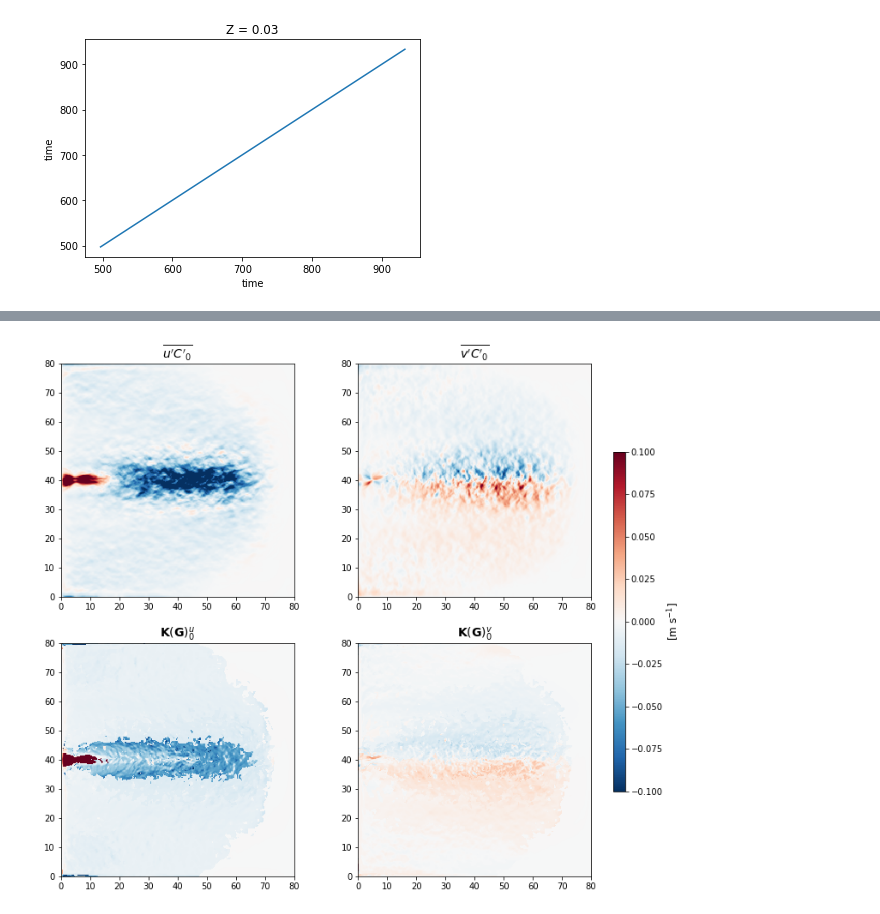
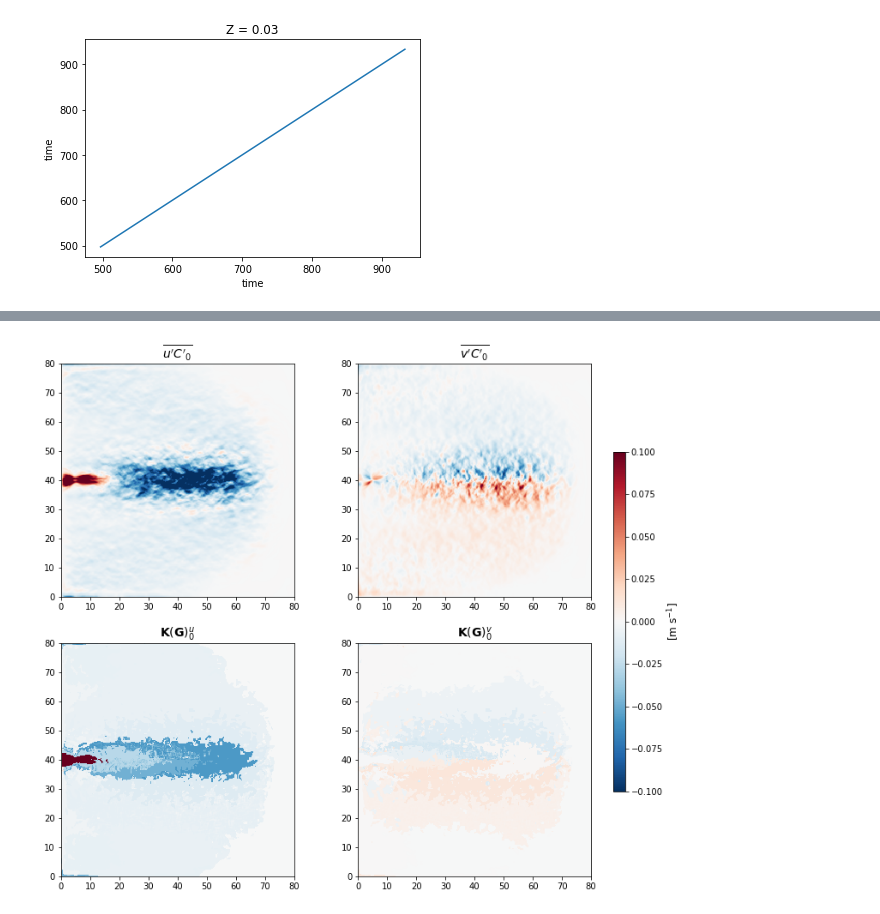
Before and after one commit to roxyboy/Dahu_ML, a Jupyter notebook: MLP-regression.ipynb, the cells around one changed output, grey strips where cells are left out. Cells and saved outputs as stored; diff of their text form; code cells hidden in the pictures.

```diff
--- a/MLP-regression.ipynb
+++ b/MLP-regression.ipynb
@@ -111,7 +113,9 @@ dsb.time.plot()
 nGMM = 15
 # ver = 1
 dsc = xr.open_zarr(op.join(ddir,'EddyPTRCluster/GMM%02d/%03d/Z%02d/' % (nGMM,1,iZ)))
-dsc = xr.concat([dsc,xr.open_zarr(op.join(ddir,'EddyPTRCluster/GMM%02d/%03d/Z%02d/' % (nGMM,2,iZ)))
-                ], 'time')
+dsc = xr.concat([dsc,xr.open_zarr(op.join(ddir,'EddyPTRCluster/GMM%02d/%03d/Z%02d/'
+                                          % (nGMM,2,iZ)))
+                ], 'time'
+               ).load()
 dsc
 # %% [output]
@@ -245,21 +269,21 @@ for l in clusters:
                                          ).where(dsc.cluster==l).isel(time=slice(None,-int(ntime/2))
                                                                      )).compressed())
 
-    gradPbm.sel(cluster=l)[0,0] = np.nanmedian(np.ma.masked_invalid(P0y.where(dsc.cluster==l).isel(time=slice(None,-int(ntime/2))
+    gradPbm.sel(cluster=l)[0,0] = np.nanmedian(np.ma.masked_invalid(P0yy.where(dsc.cluster==l).isel(time=slice(None,-int(ntime/2))
                                                                     )).compressed())
-    gradPbm.sel(cluster=l)[0,1] = np.nanmedian(np.ma.masked_invalid(P0x.where(dsc.cluster==l).isel(time=slice(None,-int(ntime/2))
+    gradPbm.sel(cluster=l)[0,1] = np.nanmedian(np.ma.masked_invalid(P0xx.where(dsc.cluster==l).isel(time=slice(None,-int(ntime/2))
                                                                     )).compressed())
-    gradPbm.sel(cluster=l)[1,0] = np.nanmedian(np.ma.masked_invalid(P1y.where(dsc.cluster==l).isel(time=slice(None,-int(ntime/2))
+    gradPbm.sel(cluster=l)[1,0] = np.nanmedian(np.ma.masked_invalid(P1yy.where(dsc.cluster==l).isel(time=slice(None,-int(ntime/2))
                                                                     )).compressed())
-    gradPbm.sel(cluster=l)[1,1] = np.nanmedian(np.ma.masked_invalid(P1x.where(dsc.cluster==l).isel(time=slice(None,-int(ntime/2))
+    gradPbm.sel(cluster=l)[1,1] = np.nanmedian(np.ma.masked_invalid(P1xx.where(dsc.cluster==l).isel(time=slice(None,-int(ntime/2))
                                                                     )).compressed())
-    gradPbm.sel(cluster=l)[2,0] = np.nanmedian(np.ma.masked_invalid(P2y.where(dsc.cluster==l).isel(time=slice(None,-int(ntime/2))
+    gradPbm.sel(cluster=l)[2,0] = np.nanmedian(np.ma.masked_invalid(P2yy.where(dsc.cluster==l).isel(time=slice(None,-int(ntime/2))
                                                                     )).compressed())
-    gradPbm.sel(cluster=l)[2,1] = np.nanmedian(np.ma.masked_invalid(P2x.where(dsc.cluster==l).isel(time=slice(None,-int(ntime/2))
+    gradPbm.sel(cluster=l)[2,1] = np.nanmedian(np.ma.masked_invalid(P2xx.where(dsc.cluster==l).isel(time=slice(None,-int(ntime/2))
                                                                     )).compressed())
-    gradPbm.sel(cluster=l)[3,0] = np.nanmedian(np.ma.masked_invalid(P3y.where(dsc.cluster==l).isel(time=slice(None,-int(ntime/2))
+    gradPbm.sel(cluster=l)[3,0] = np.nanmedian(np.ma.masked_invalid(P3yy.where(dsc.cluster==l).isel(time=slice(None,-int(ntime/2))
                                                                     )).compressed())
-    gradPbm.sel(cluster=l)[3,1] = np.nanmedian(np.ma.masked_invalid(P3x.where(dsc.cluster==l).isel(time=slice(None,-int(ntime/2))
+    gradPbm.sel(cluster=l)[3,1] = np.nanmedian(np.ma.masked_invalid(P3xx.where(dsc.cluster==l).isel(time=slice(None,-int(ntime/2))
                                                                     )).compressed())
 
     UpPpm.sel(cluster=l)[0,0] = np.nanmedian(np.ma.masked_invalid(dsp.vpP0p.where(dsc.cluster==l).isel(time=slice(None,-int(ntime/2))
@@ -279,7 +303,7 @@ for l in clusters:
     UpPpm.sel(cluster=l)[3,1] = np.nanmedian(np.ma.masked_invalid(dsp.upP3p.where(dsc.cluster==l).isel(time=slice(None,-int(ntime/2))
                                                                          )).compressed())
 # %%
-for l in clusters:
+for l in clusters[10:]:
 
     p0x_norm = np.ma.masked_invalid(((P0x.where(dsc.cluster==l)
                                       - gradPbm.sel(tracer=0,orient=1,cluster=l)
@@ -396,3 +420,4 @@ for l in clusters:
 #     pickle.dump(mlpr, open(filename, 'wb'))
     from joblib import dump
     dump(mlpr, filename)
+    print(filename)
@@ -474,12 +694,21 @@ axes[0,1].pcolormesh(dsp.XC, dsp.YC,
 
 for l in clusters:
 
-    p0x_norm = ((P0x.where(dsc.cluster==l)
+#     p0x_norm = ((P0x.where(dsc.cluster==l)
+#                  - gradPbm1.sel(tracer=0,orient=1,cluster=l)
+#                 ) * Ppamp1.sel(tracer=0,cluster=l)**-1
+#                ).isel(time=slice(-int(ntime/2),None))
+
+#     p0y_norm = ((P0y.where(dsc.cluster==l)
+#                  - gradPbm1.sel(tracer=0,orient=0,cluster=l)
+#                 ) * Ppamp1.sel(tracer=0,cluster=l)**-1
+#                ).isel(time=slice(-int(ntime/2),None))
+    p0x_norm = ((P0xx.where(dsc.cluster==l)
                  - gradPbm1.sel(tracer=0,orient=1,cluster=l)
                 ) * Ppamp1.sel(tracer=0,cluster=l)**-1
                ).isel(time=slice(-int(ntime/2),None))
 
-    p0y_norm = ((P0y.where(dsc.cluster==l)
+    p0y_norm = ((P0yy.where(dsc.cluster==l)
                  - gradPbm1.sel(tracer=0,orient=0,cluster=l)
                 ) * Ppamp1.sel(tracer=0,cluster=l)**-1
                ).isel(time=slice(-int(ntime/2),None))
@@ -497,7 +726,7 @@ for l in clusters:
     mask = np.ma.masked_invalid(dsc.cluster.where(dsc.cluster==l).isel(time=-int(ntime/2)).data).mask
 
     from joblib import load
-    filename = ddir+'MLPRegressors/MLPr_cluster%02d-%02d_6yrs.joblib' % (l,nGMM)
+    filename = ddir+'MLPRegressors/MLPr-%02dlayers_cluster%02d-%02d_grad2-6yrs.joblib' % (6,l,nGMM)
     mlpr = load(filename)
 
     for j in range(256):
@@ -519,35 +748,35 @@ for l in clusters:
     axes[1,1].pcolormesh(dsp.XC, dsp.YC,
                          np.ma.masked_array(vF * Ppamp1.sel(tracer=0,cluster=l).data
                                             + UpPpm1.sel(tracer=0,cluster=l,orient=0).data, mask),
                          vmax=.1, vmin=-.1, cmap='RdBu_r',
                          shading='auto', rasterized=True
     )
     axes[1,0].pcolormesh(dsp.XC, dsp.YC,
                          np.ma.masked_array(uF * Ppamp1.sel(tracer=0,cluster=l).data
                                             + UpPpm1.sel(tracer=0,cluster=l,orient=1).data, mask),
                          vmax=.1, vmin=-.1, cmap='RdBu_r',
                          shading='auto', rasterized=True
     )
 
 axes[0,0].set_title(r"$\overline{u'C'_0}$", fontsize=14)
 axes[0,1].set_title(r"$\overline{v'C'_0}$", fontsize=14)
 axes[1,0].set_title(r"${\bf K}({\bf G})^u_0$", fontsize=14)
 axes[1,1].set_title(r"${\bf K}({\bf G})^v_0$", fontsize=14)
 
 axes[0,0].set_aspect('equal')
 axes[0,1].set_aspect('equal')
 axes[1,0].set_aspect('equal')
 axes[1,1].set_aspect('equal')
 fig.subplots_adjust(right=0.86)
 cbaxes = fig.add_axes([0.88, 0.25, 0.016, 0.5])
 cbar = fig.colorbar(im, orientation='vertical', cax=cbaxes,
 #                     ticks=[-2.,-1.5,-1.,-.5,0.,.5,1.,1.5,2.]
                    )
 # cbar.set_powerlimits(-1,1)
 cbar.set_label(r"[m s$^{-1}$]", fontsize=12)
-plt.savefig(op.join(ddir,'Figs/Ptr0_MLPr_cluster-%02d_6yrs_00.pdf' % nGMM))
+plt.savefig(op.join(ddir,'Figs/Ptr0_MLPr-%02dlayers_cluster-%02d_grad2-6yrs_00.pdf' % (6,nGMM)))
 # %% [output]
-[figure, old version]
+[figure, new version]
 # %%
 fig, axes = plt.subplots(nrows=2, ncols=2, figsize=(12,11))
 
```
Also changed, not shown: parts of 10 cells of this notebook, 5 other files.
